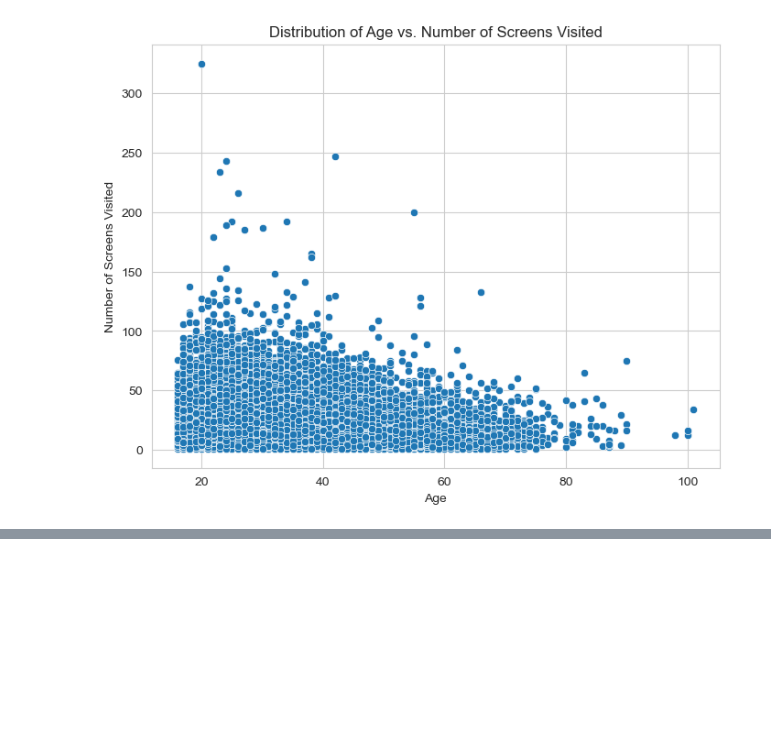
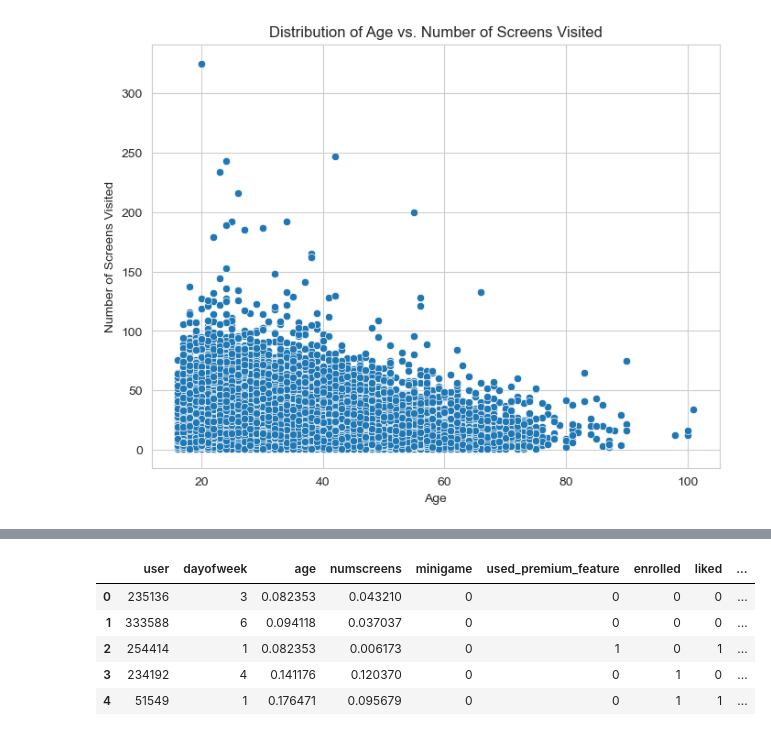
Before and after one commit to arygup/Behavioural-Research---Statistical-Methods, a Jupyter notebook: Ananlysis.ipynb, the cells around one changed output, grey strips where cells are left out. Cells and saved outputs as stored; diff of their text form; code cells hidden in the pictures; blank space fills up the shorter version.

```diff
--- a/Ananlysis.ipynb
+++ b/Ananlysis.ipynb
@@ -171,0 +295,25 @@ plt.show()
+# %%
+from sklearn.preprocessing import MinMaxScaler
+
+# Selecting columns to normalize
+columns_to_normalize = ['age', 'numscreens', 'hour_numeric']
+
+# Initializing MinMaxScaler
+scaler = MinMaxScaler()
+
+# Fitting the scaler to the data and transforming it
+data[columns_to_normalize] = scaler.fit_transform(data[columns_to_normalize])
+
+# Removing unnecessary columns
+columns_to_remove = ['first_open', 'enrolled_date', 'screen_list', 'hour']
+data_preprocessed = data.drop(columns=columns_to_remove)
+
+# Displaying the first few rows of the preprocessed data
+data_preprocessed.head()
+# %% [output]
+|  | user | dayofweek | age | numscreens | minigame | used_premium_feature | enrolled | liked | ... |
+| 0 | 235136 | 3 | 0.082353 | 0.043210 | 0 | 0 | 0 | 0 | ... |
+| 1 | 333588 | 6 | 0.094118 | 0.037037 | 0 | 0 | 0 | 0 | ... |
+| 2 | 254414 | 1 | 0.082353 | 0.006173 | 0 | 1 | 0 | 1 | ... |
+| 3 | 234192 | 4 | 0.141176 | 0.120370 | 0 | 0 | 1 | 0 | ... |
+| 4 | 51549 | 1 | 0.176471 | 0.095679 | 0 | 0 | 1 | 1 | ... |
```
Also changed, not shown: parts of 6 cells of this notebook.
